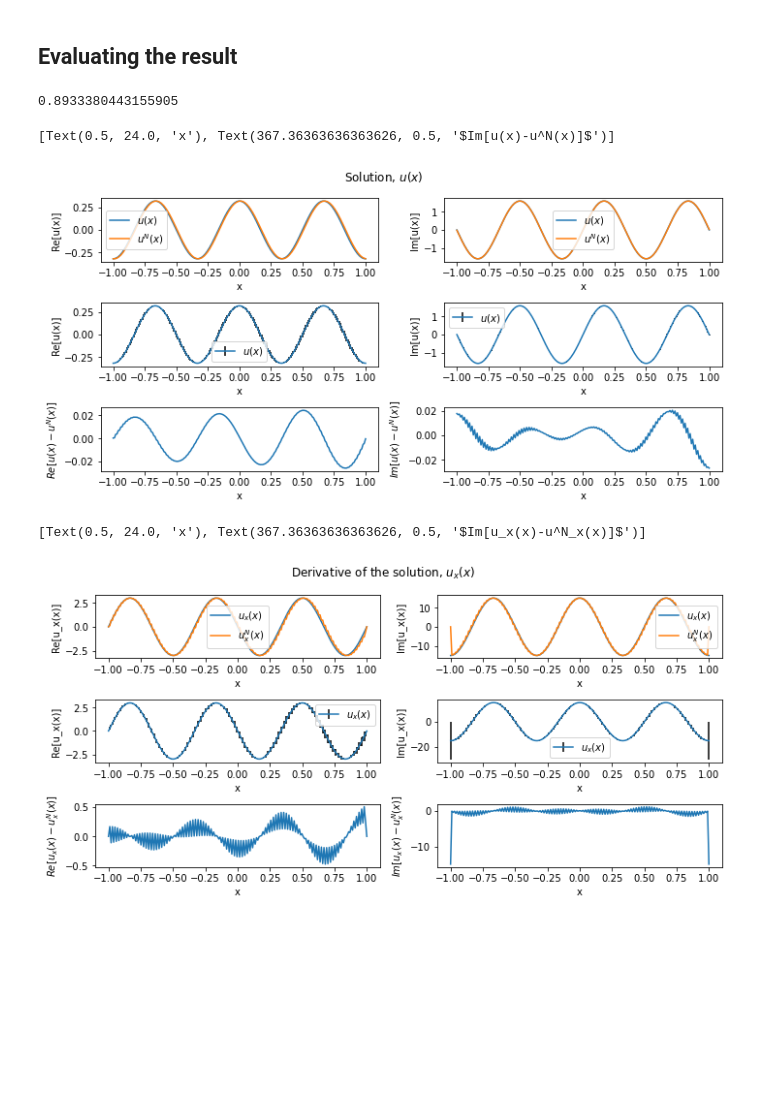
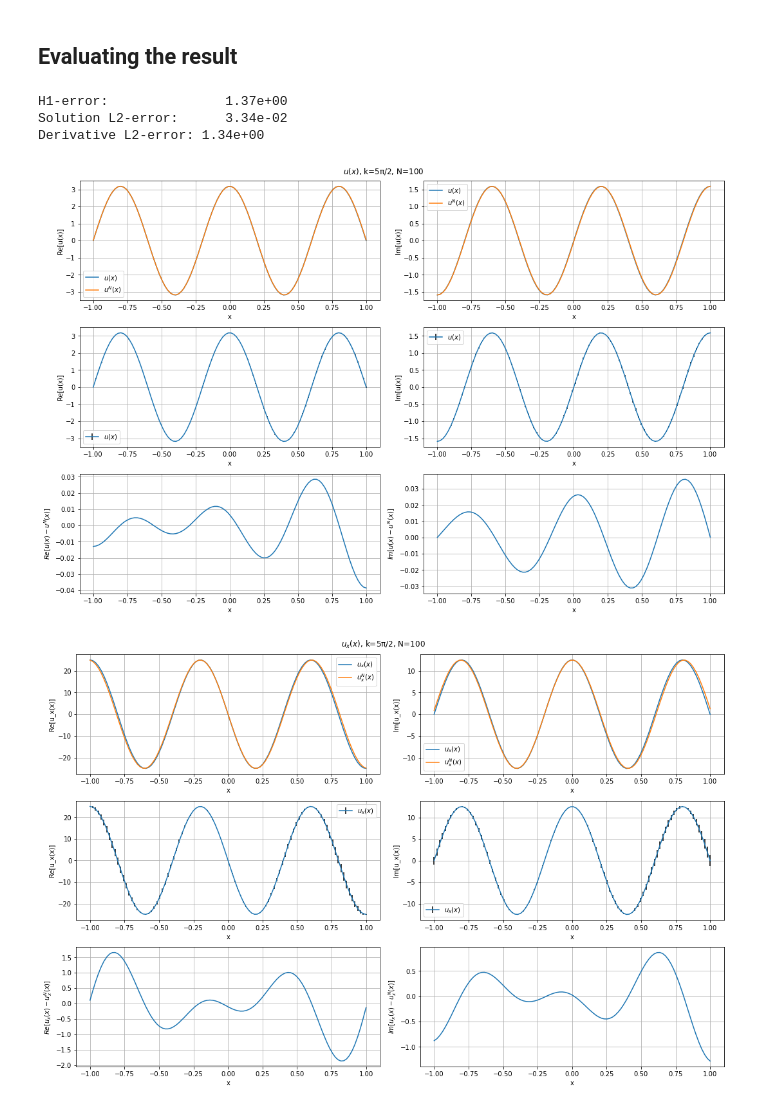
Before and after one commit to sprmsv/Helmholtz-VPINNs, a Jupyter notebook: src/FEM_Validation.ipynb, the cells around one changed output. Cells and saved outputs as stored; diff of their text form; code cells hidden in the pictures; blank space fills up the shorter version.

```diff
--- a/src/FEM_Validation.ipynb
+++ b/src/FEM_Validation.ipynb
@@ -4,5 +4,4 @@ import numpy as np
 import matplotlib.pyplot as plt
 %load_ext autoreload
 %autoreload 2
-plt.rcParams['figure.figsize'] = [10, 5]
 plt.rcParams["figure.autolayout"] = True
@@ -11,10 +13,10 @@ plt.rcParams["figure.autolayout"] = True
 # %%
 # Parameters
 f = lambda x: 0  # Source function
-a, b, k = -1, +1, 3 * np.pi  # Range and frequency
+a, b, k = -1, +1, 5 * (np.pi) / 2  # Domain and frequency
 
 # Exact solution and its derivative
-alpha, beta = 1 / np.pi, 5 / np.pi
+alpha, beta = 10 / np.pi, 5 / np.pi
 u = lambda x: alpha * np.cos(k * x) + 1j * beta * np.sin(k * x)
 u_x = lambda x: -alpha * k * np.sin(k * x) + 1j * beta * k * np.cos(k * x)
 
@@ -26,7 +28,7 @@ gb = u_x(b) - 1j * k * u(b)
 # %%
 from FEM_Solver import FEM_Helmholtz
 
-solver = FEM_Helmholtz(f=f, k=k, a=a, b=b, ga=ga, gb=gb, N=100)
+solver = FEM_Helmholtz(f=f, k=k, a=a, b=b, ga=ga, gb=gb, N=100, N_quad=100)
 solver.solve()
 r = solver.sol
 r_x = solver.der
@@ -75,47 +82,58 @@ Text(0.5, 1.0, 'Im(err)')
 # %% [markdown]
 ## Evaluating the result
-# %%
-solver.H1_error(u, u_x)
-# %% [output]
-0.8933380443155905
+# %%
+errs = solver.H1_error(u, u_x)
+print(f'H1-error: \t\t{errs[0]:.2e}')
+print(f'Solution L2-error: \t{errs[1]:.2e}')
+print(f'Derivative L2-error: {errs[2]:.2e}')
+# %% [output]
+H1-error:               1.37e+00
+Solution L2-error:      3.34e-02
+Derivative L2-error: 1.34e+00
 # %%
-xpts = np.linspace(a, b, 200)
+xpts = np.linspace(a, b, solver.N)
 upts = np.zeros_like(xpts, dtype=complex)
 rpts = np.zeros_like(xpts, dtype=complex)
 
 for i, x in enumerate(xpts):
     upts[i] = u(x)
     rpts[i] = r(x)
 
-fig, axs = plt.subplots(3, 2, )
+plt.rcParams['figure.figsize'] = [15, 10]
+fig, axs = plt.subplots(3, 2)
 fig.tight_layout(pad=4.0)
-fig.suptitle('Solution, $u(x)$')
+fig.suptitle(f'$u(x)$, k={round(solver.k / (np.pi / 2))}π/2, N={solver.N}')
 
 axs[0, 0].plot(xpts, upts.real, label='$u(x)$')
 axs[0, 0].plot(xpts, rpts.real, label='$u^N(x)$')
 axs[0, 0].set(xlabel='x', ylabel='Re[u(x)]')
 axs[0, 0].legend()
+axs[0, 0].grid()
 axs[0, 1].plot(xpts, upts.imag, label='$u(x)$')
 axs[0, 1].plot(xpts, rpts.imag, label='$u^N(x)$')
 axs[0, 1].set(xlabel='x', ylabel='Im[u(x)]')
 axs[0, 1].legend()
+axs[0, 1].grid()
 
 axs[1, 0].errorbar(xpts, upts.real, yerr=upts.real - rpts.real, ecolor='black', label='$u(x)$')
 axs[1, 0].set(xlabel='x', ylabel='Re[u(x)]')
 axs[1, 0].legend()
+axs[1, 0].grid()
 axs[1, 1].errorbar(xpts, upts.imag, yerr=upts.imag - rpts.imag, ecolor='black', label='$u(x)$')
 axs[1, 1].set(xlabel='x', ylabel='Im[u(x)]')
 axs[1, 1].legend()
+axs[1, 1].grid()
 
 axs[2, 0].plot(xpts, upts.real - rpts.real)
 axs[2, 0].set(xlabel='x', ylabel='$Re[u(x)-u^N(x)]$')
+axs[2, 0].grid()
 axs[2, 1].plot(xpts, upts.imag - rpts.imag)
 axs[2, 1].set(xlabel='x', ylabel='$Im[u(x)-u^N(x)]$')
+axs[2, 1].grid()
 # %% [output]
-[Text(0.5, 24.0, 'x'), Text(367.36363636363626, 0.5, '$Im[u(x)-u^N(x)]$')]
-[figure, old version]
+[figure, new version]
 # %%
-xpts = np.linspace(a, b, 200)
+xpts = np.linspace(a, b, solver.N)
 upts = np.zeros_like(xpts, dtype=complex)
 rpts = np.zeros_like(xpts, dtype=complex)
 
@@ -123,30 +141,36 @@ for i, x in enumerate(xpts):
     upts[i] = u_x(x)
     rpts[i] = r_x(x)
 
-fig, axs = plt.subplots(3, 2, )
+plt.rcParams['figure.figsize'] = [15, 10]
+fig, axs = plt.subplots(3, 2)
 fig.tight_layout(pad=4.0)
-fig.suptitle('Derivative of the solution, $u_x(x)$')
+fig.suptitle(f'$u_x(x)$, k={round(solver.k / (np.pi / 2))}π/2, N={solver.N}')
 
 axs[0, 0].plot(xpts, upts.real, label='$u_x(x)$')
 axs[0, 0].plot(xpts, rpts.real, label='$u^N_x(x)$')
 axs[0, 0].set(xlabel='x', ylabel='Re[u_x(x)]')
 axs[0, 0].legend()
+axs[0, 0].grid()
 axs[0, 1].plot(xpts, upts.imag, label='$u_x(x)$')
 axs[0, 1].plot(xpts, rpts.imag, label='$u^N_x(x)$')
 axs[0, 1].set(xlabel='x', ylabel='Im[u_x(x)]')
 axs[0, 1].legend()
+axs[0, 1].grid()
 
 axs[1, 0].errorbar(xpts, upts.real, yerr=upts.real - rpts.real, ecolor='black', label='$u_x(x)$')
 axs[1, 0].set(xlabel='x', ylabel='Re[u_x(x)]')
 axs[1, 0].legend()
+axs[1, 0].grid()
 axs[1, 1].errorbar(xpts, upts.imag, yerr=upts.imag - rpts.imag, ecolor='black', label='$u_x(x)$')
 axs[1, 1].set(xlabel='x', ylabel='Im[u_x(x)]')
 axs[1, 1].legend()
+axs[1, 1].grid()
 
 axs[2, 0].plot(xpts, upts.real - rpts.real)
 axs[2, 0].set(xlabel='x', ylabel='$Re[u_x(x)-u^N_x(x)]$')
+axs[2, 0].grid()
 axs[2, 1].plot(xpts, upts.imag - rpts.imag)
 axs[2, 1].set(xlabel='x', ylabel='$Im[u_x(x)-u^N_x(x)]$')
+axs[2, 1].grid()
 # %% [output]
-[Text(0.5, 24.0, 'x'), Text(367.36363636363626, 0.5, '$Im[u_x(x)-u^N_x(x)]$')]
-[figure, old version]
+[figure, new version]
```
Also changed, not shown: parts of 3 cells of this notebook, 3 other files.
